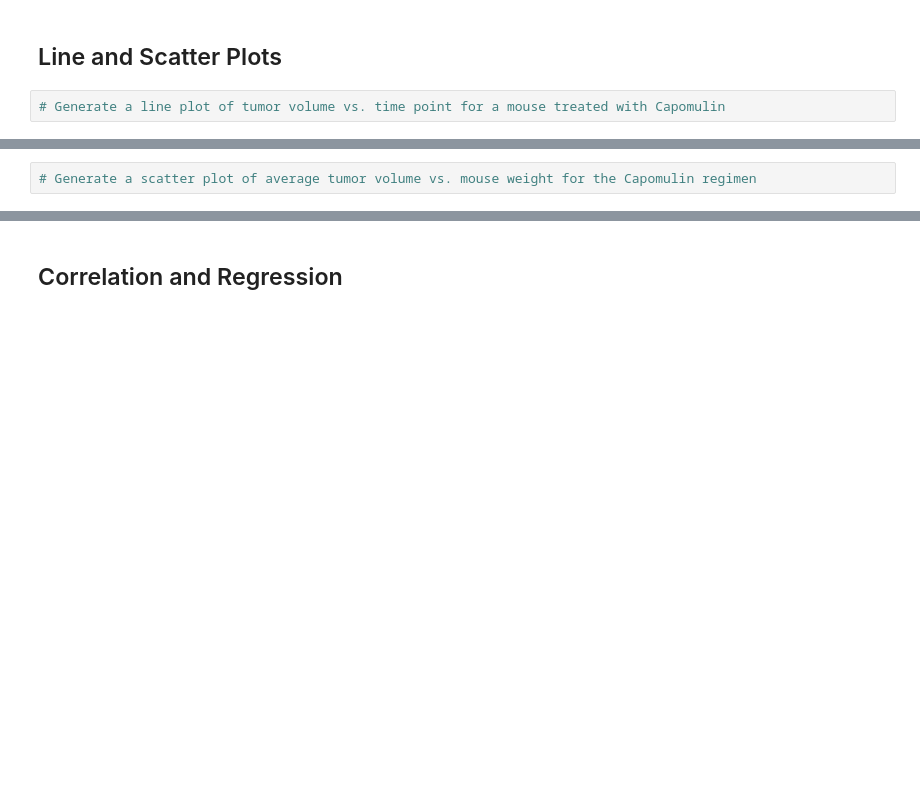
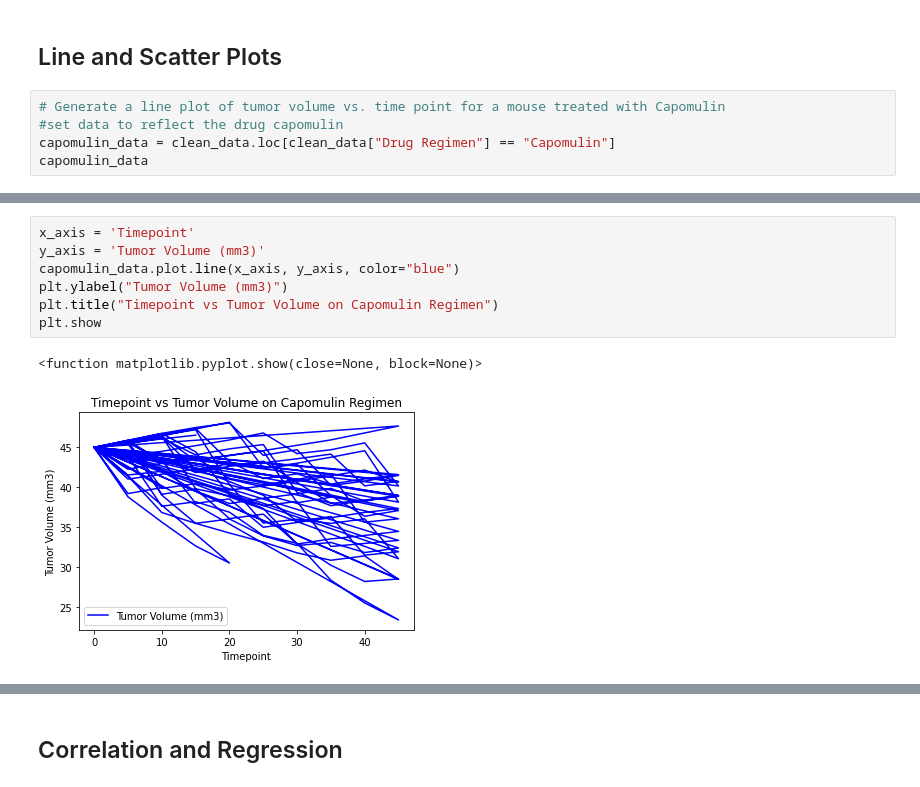
Before and after one commit to cchitec/matplotlib_challenge, a Jupyter notebook: Pymaceuticals/pymaceuticals_starter.ipynb, the cells around one changed output, grey strips where cells are left out. Cells and saved outputs as stored; diff of their text form; blank space fills up the shorter version.

```diff
--- a/Pymaceuticals/pymaceuticals_starter.ipynb
+++ b/Pymaceuticals/pymaceuticals_starter.ipynb
@@ -313,3 +313,6 @@ plt.show()
 ## Line and Scatter Plots
 # %%
 # Generate a line plot of tumor volume vs. time point for a mouse treated with Capomulin
+#set data to reflect the drug capomulin
+capomulin_data = clean_data.loc[clean_data["Drug Regimen"] == "Capomulin"]
+capomulin_data
@@ -316,2 +333,10 @@ plt.show()
-# %%
-# Generate a scatter plot of average tumor volume vs. mouse weight for the Capomulin regimen
+# %%
+x_axis = 'Timepoint'
+y_axis = 'Tumor Volume (mm3)'
+capomulin_data.plot.line(x_axis, y_axis, color="blue")
+plt.ylabel("Tumor Volume (mm3)")
+plt.title("Timepoint vs Tumor Volume on Capomulin Regimen")
+plt.show
+# %% [output]
+<function matplotlib.pyplot.show(close=None, block=None)>
+[figure, added]
```
Also changed, not shown: parts of 4 cells of this notebook.
